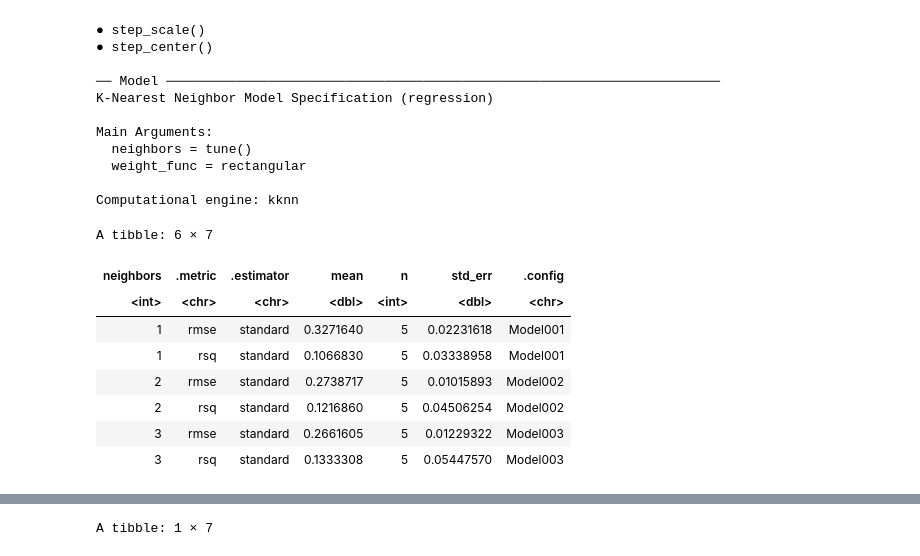
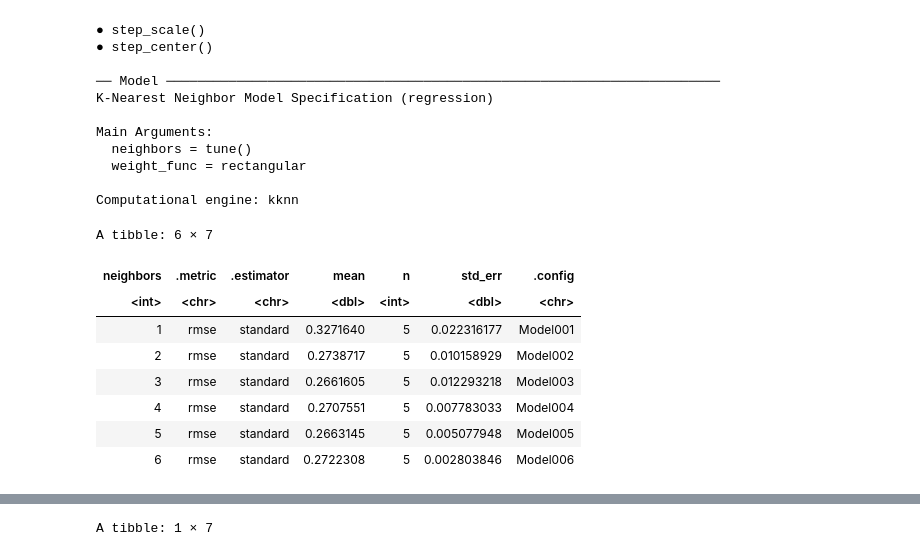
Before and after one commit to zhangLily2020/DSCI-100-Group-Project, a Jupyter notebook: final_report.ipynb, the cells around one changed output, grey strips where cells are left out. Saved outputs shown, nothing was run; the diff lists cells and outputs as text; code cells hidden in the pictures.

```diff
--- a/final_report.ipynb
+++ b/final_report.ipynb
@@ -272,19 +266,21 @@ Computational engine: kknn
 # %%
 set.seed(2019)
 gridvals <- tibble(neighbors = seq(from = 1, to = 100))
 
 tennis_results <- tennis_workflow %>%
             tune_grid(resamples = tennis_vfold, grid = gridvals) %>%
-            collect_metrics()
+            collect_metrics() %>%
+            filter(.metric == "rmse")
+
 
 head(tennis_results)
 # %% [output]
 A tibble: 6 × 7
 | neighbors | .metric | .estimator | mean | n | std_err | .config |
 | <int> | <chr> | <chr> | <dbl> | <int> | <dbl> | <chr> |
-| 1 | rmse | standard | 0.3271640 | 5 | 0.02231618 | Model001 |
-| 1 | rsq | standard | 0.1066830 | 5 | 0.03338958 | Model001 |
-| 2 | rmse | standard | 0.2738717 | 5 | 0.01015893 | Model002 |
-| 2 | rsq | standard | 0.1216860 | 5 | 0.04506254 | Model002 |
-| 3 | rmse | standard | 0.2661605 | 5 | 0.01229322 | Model003 |
-| 3 | rsq | standard | 0.1333308 | 5 | 0.05447570 | Model003 |
+| 1 | rmse | standard | 0.3271640 | 5 | 0.022316177 | Model001 |
+| 2 | rmse | standard | 0.2738717 | 5 | 0.010158929 | Model002 |
+| 3 | rmse | standard | 0.2661605 | 5 | 0.012293218 | Model003 |
+| 4 | rmse | standard | 0.2707551 | 5 | 0.007783033 | Model004 |
+| 5 | rmse | standard | 0.2663145 | 5 | 0.005077948 | Model005 |
+| 6 | rmse | standard | 0.2722308 | 5 | 0.002803846 | Model006 |
```
Also changed, not shown: parts of 5 cells of this notebook.
